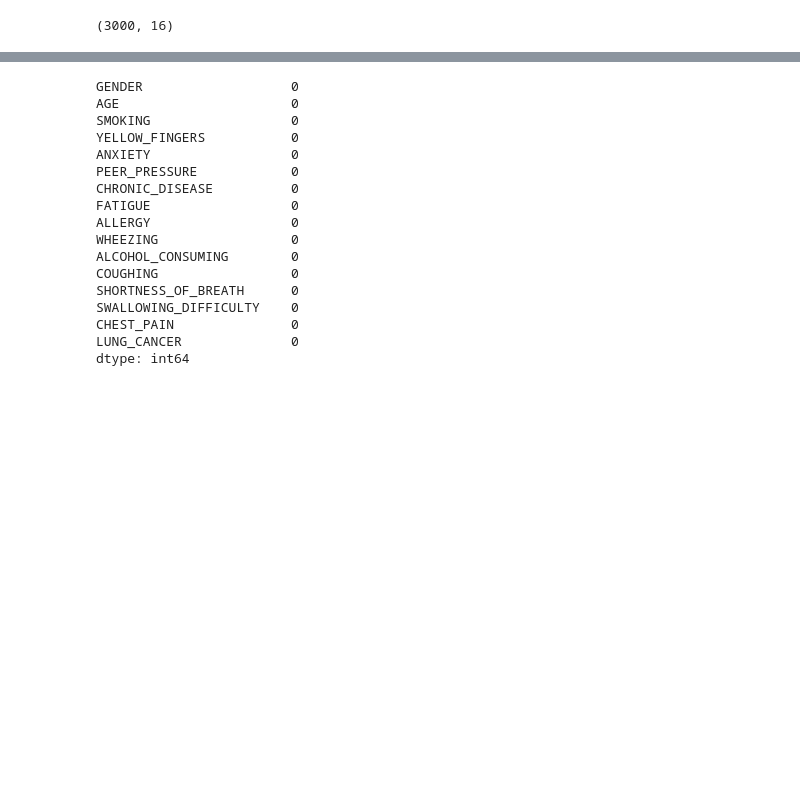
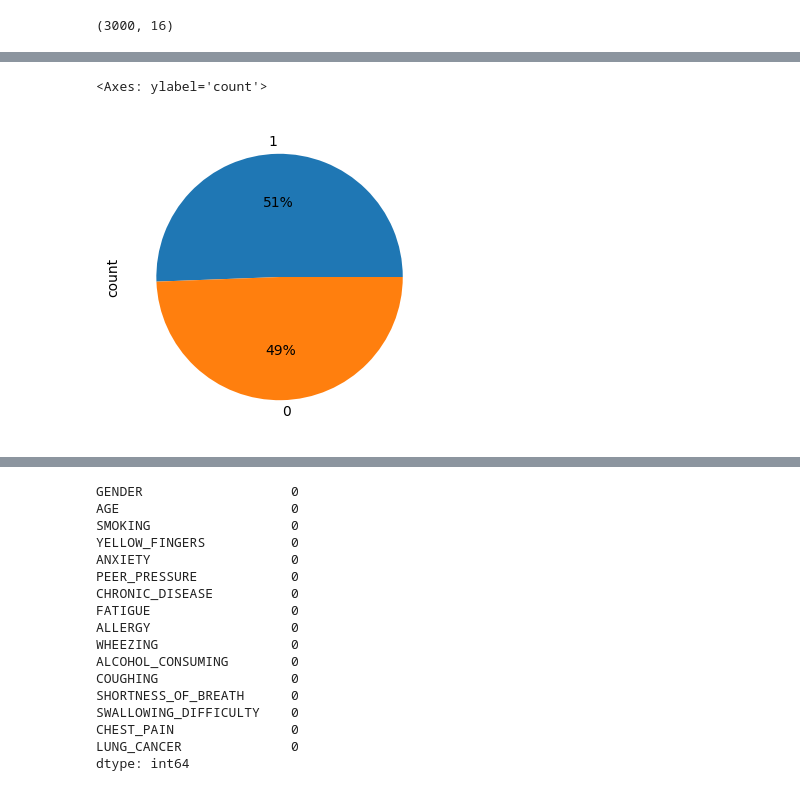
Before and after one commit to DavidGiovannini/Machine_Learning_G6, a Jupyter notebook: tp1_ML.ipynb, the cells around one changed output, grey strips where cells are left out. Drawn from its saved outputs; the diff is of its cells as text; code cells hidden in the pictures; blank space fills up the shorter version.

Commit message:
Continuando Punto 2, hasta variable Smoking

```diff
--- a/tp1_ML.ipynb
+++ b/tp1_ML.ipynb
@@ -86,0 +90,6 @@ dataset.shape
+# %%
+# Reconvertimos el género y el diagnóstico de Cáncer de Pulmón a valores enteros: (1: Masculino, 0: Femenino), (1: Si, 2: No).
+data = dataset.copy()
+data['GENDER'] = data.GENDER.map({'M' : 1, 'F' : 0})
+data.LUNG_CANCER = data.LUNG_CANCER.map({'YES': 1, 'NO': 0})
+data.sample(5)
@@ -86,0 +103,6 @@ dataset.shape
+# %%
+# Graficamos la distribución de la variable de salida.
+data.LUNG_CANCER.value_counts().plot.pie(autopct='%1.0f%%',figsize=(4,4))
+# %% [output]
+<Axes: ylabel='count'>
+[figure, added]
```
Also changed, not shown: parts of 28 cells of this notebook.
